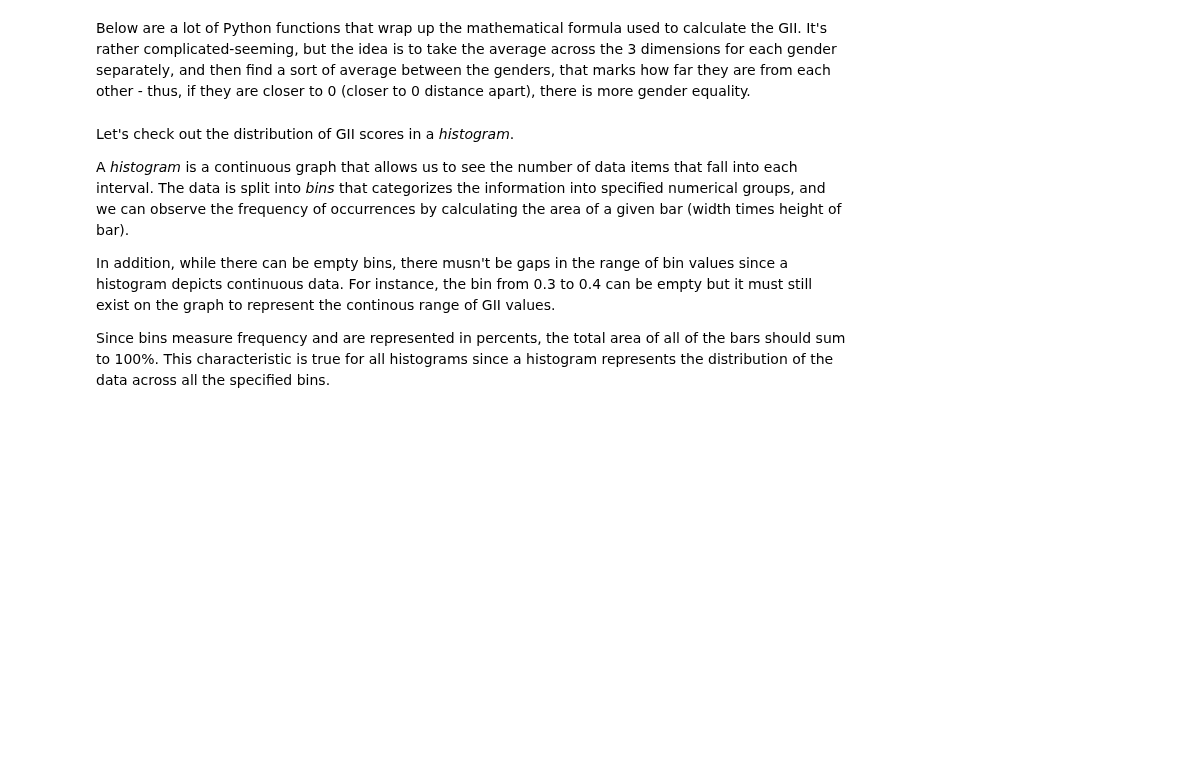
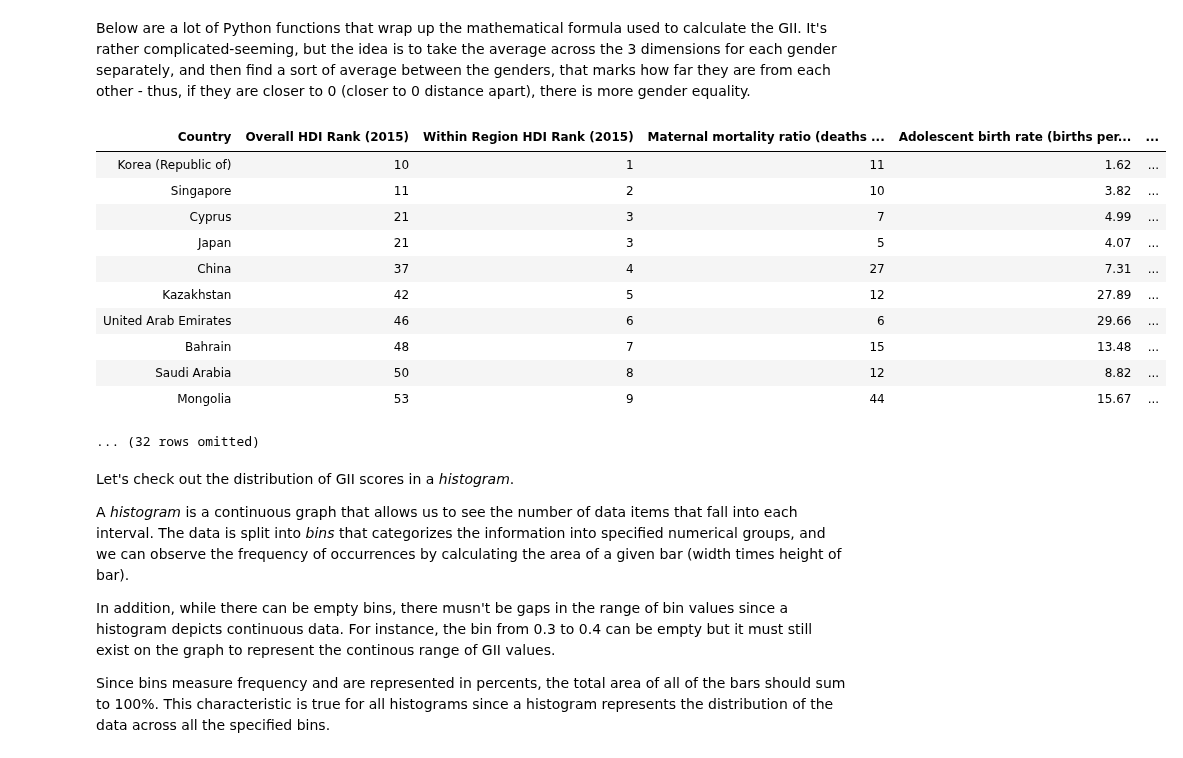
Before and after one commit to ds-modules/IAS-150, a Jupyter notebook: asia-workbook.ipynb, the cells around one changed output. Saved outputs shown, nothing was run; the diff lists cells and outputs as text; code cells hidden in the pictures; blank space fills up the shorter version.

Commit message:
more explanations/professor changes to asia-workbook

```diff
--- a/asia-workbook.ipynb
+++ b/asia-workbook.ipynb
@@ -149,6 +179,20 @@ def gii_calculator(table):
 # %%
 # new table with 2016 GII score
 asia_gii = gii_calculator(asia)
+asia_gii
+# %% [output]
+| Country | Overall HDI Rank (2015) | Within Region HDI Rank (2015) | Maternal mortality ratio (deaths ... | Adolescent birth rate (births per... | ... |
+| Korea (Republic of) | 10 | 1 | 11 | 1.62 | ... |
+| Singapore | 11 | 2 | 10 | 3.82 | ... |
+| Cyprus | 21 | 3 | 7 | 4.99 | ... |
+| Japan | 21 | 3 | 5 | 4.07 | ... |
+| China | 37 | 4 | 27 | 7.31 | ... |
+| Kazakhstan | 42 | 5 | 12 | 27.89 | ... |
+| United Arab Emirates | 46 | 6 | 6 | 29.66 | ... |
+| Bahrain | 48 | 7 | 15 | 13.48 | ... |
+| Saudi Arabia | 50 | 8 | 12 | 8.82 | ... |
+| Mongolia | 53 | 9 | 44 | 15.67 | ... |
+... (32 rows omitted)
 # %% [markdown]
 Let's check out the distribution of GII scores in a _histogram_.
 
```
Also changed, not shown: parts of 29 cells of this notebook.
